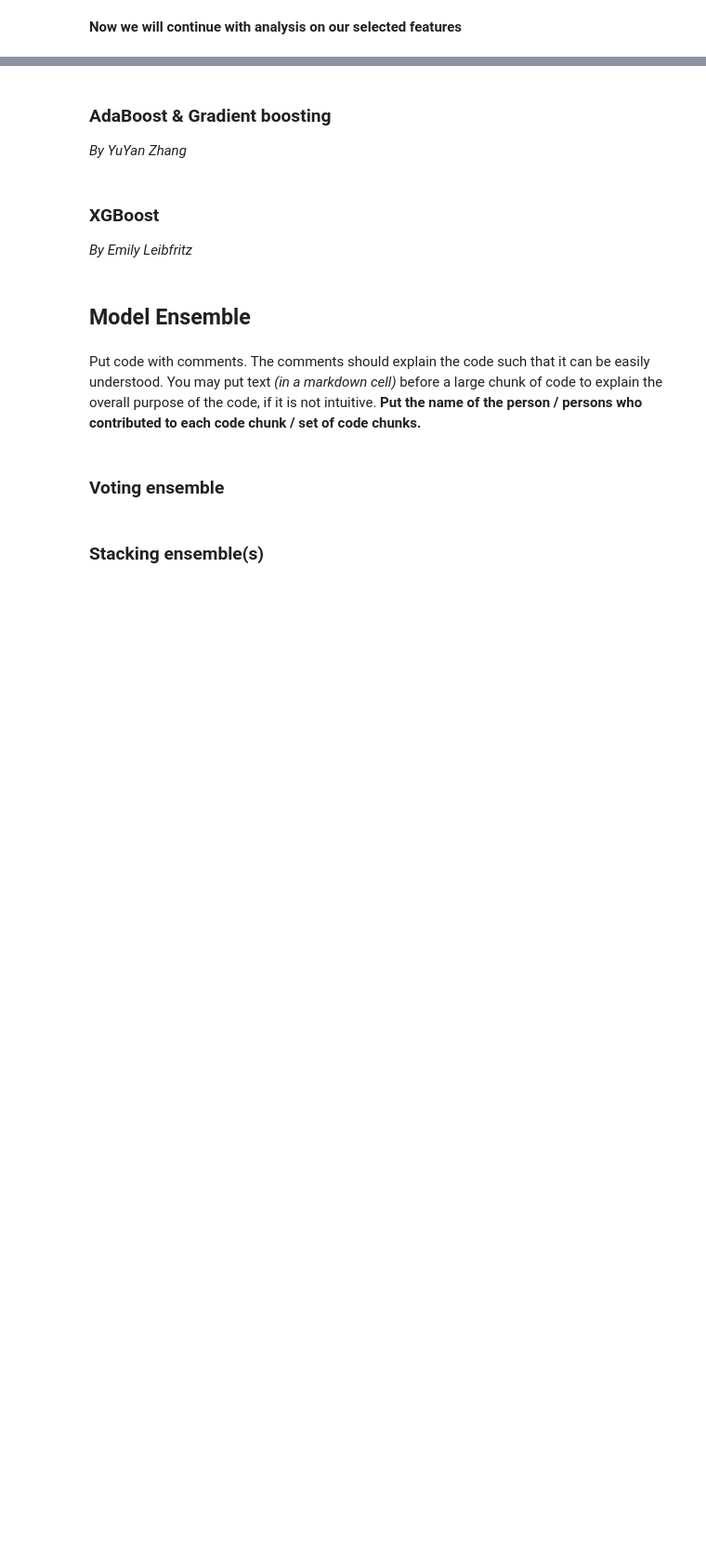
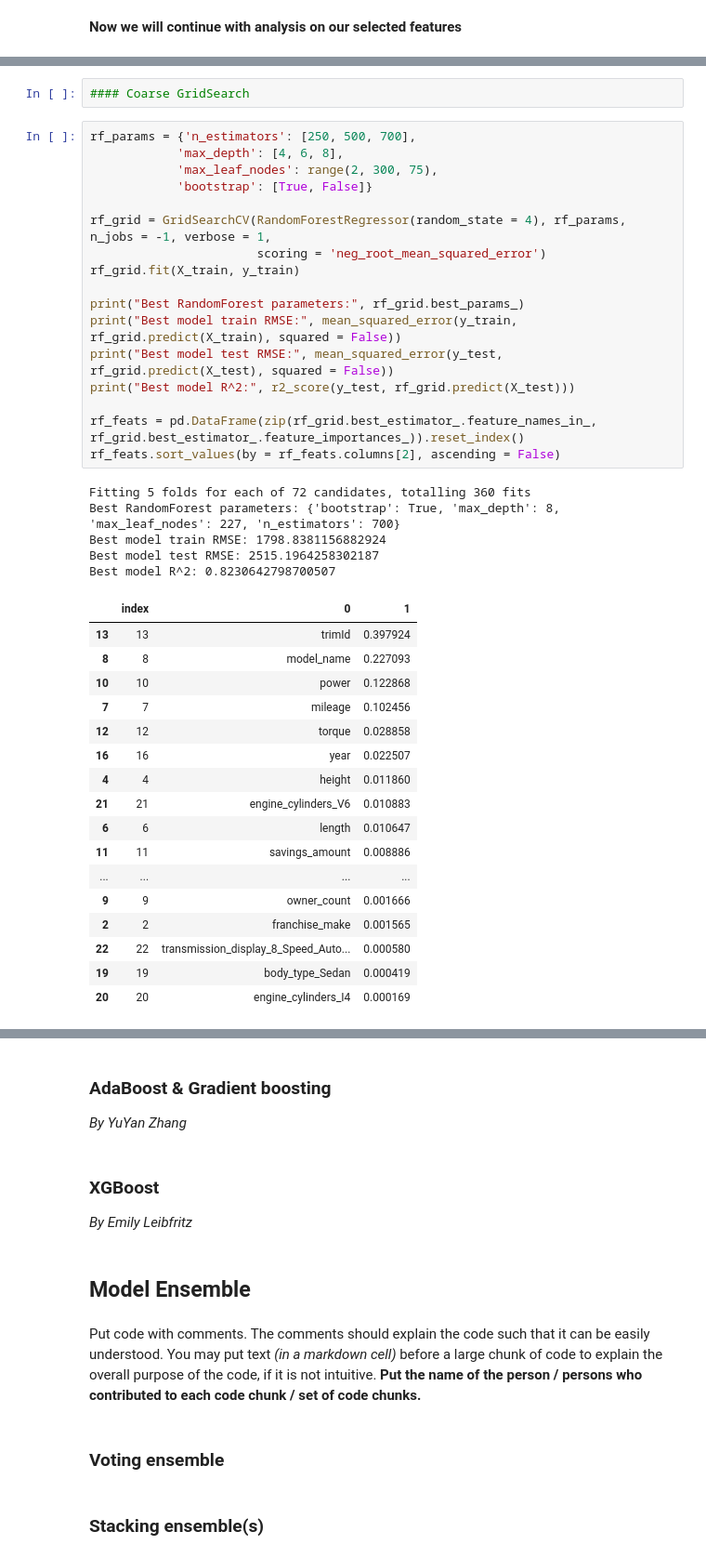
Before and after one commit to hibakhatib/Stat303-3-Final-Project, a Jupyter notebook: Final Project Code - Used Cars.ipynb, the cells around one changed output, grey strips where cells are left out. Shown at 93% size. Saved outputs shown, nothing was run; the diff lists cells and outputs as text; blank space fills up the shorter version.

```diff
--- a/Final Project Code - Used Cars.ipynb
+++ b/Final Project Code - Used Cars.ipynb
@@ -1463,0 +1531,42 @@ rf_feats2.sort_values(by = rf_feats2.columns[2], ascending = False)
+# %%
+#### Coarse GridSearch
+# %%
+rf_params = {'n_estimators': [250, 500, 700],
+            'max_depth': [4, 6, 8],
+            'max_leaf_nodes': range(2, 300, 75),
+            'bootstrap': [True, False]}
+
+rf_grid = GridSearchCV(RandomForestRegressor(random_state = 4), rf_params, n_jobs = -1, verbose = 1,
+                       scoring = 'neg_root_mean_squared_error')
+rf_grid.fit(X_train, y_train)
+
+print("Best RandomForest parameters:", rf_grid.best_params_)
+print("Best model train RMSE:", mean_squared_error(y_train, rf_grid.predict(X_train), squared = False))
+print("Best model test RMSE:", mean_squared_error(y_test, rf_grid.predict(X_test), squared = False))
+print("Best model R^2:", r2_score(y_test, rf_grid.predict(X_test)))
+
+rf_feats = pd.DataFrame(zip(rf_grid.best_estimator_.feature_names_in_, rf_grid.best_estimator_.feature_importances_)).reset_index()
+rf_feats.sort_values(by = rf_feats.columns[2], ascending = False)
+# %% [output]
+Fitting 5 folds for each of 72 candidates, totalling 360 fits
+Best RandomForest parameters: {'bootstrap': True, 'max_depth': 8, 'max_leaf_nodes': 227, 'n_estimators': 700}
+Best model train RMSE: 1798.8381156882924
+Best model test RMSE: 2515.1964258302187
+Best model R^2: 0.8230642798700507
+|  | index | 0 | 1 |
+| 13 | 13 | trimId | 0.397924 |
+| 8 | 8 | model_name | 0.227093 |
+| 10 | 10 | power | 0.122868 |
+| 7 | 7 | mileage | 0.102456 |
+| 12 | 12 | torque | 0.028858 |
+| 16 | 16 | year | 0.022507 |
+| 4 | 4 | height | 0.011860 |
+| 21 | 21 | engine_cylinders_V6 | 0.010883 |
+| 6 | 6 | length | 0.010647 |
+| 11 | 11 | savings_amount | 0.008886 |
+| ... | ... | ... | ... |
+| 9 | 9 | owner_count | 0.001666 |
+| 2 | 2 | franchise_make | 0.001565 |
+| 22 | 22 | transmission_display_8_Speed_Auto... | 0.000580 |
+| 19 | 19 | body_type_Sedan | 0.000419 |
+| 20 | 20 | engine_cylinders_I4 | 0.000169 |
```
Also changed, not shown: parts of 21 cells of this notebook.
